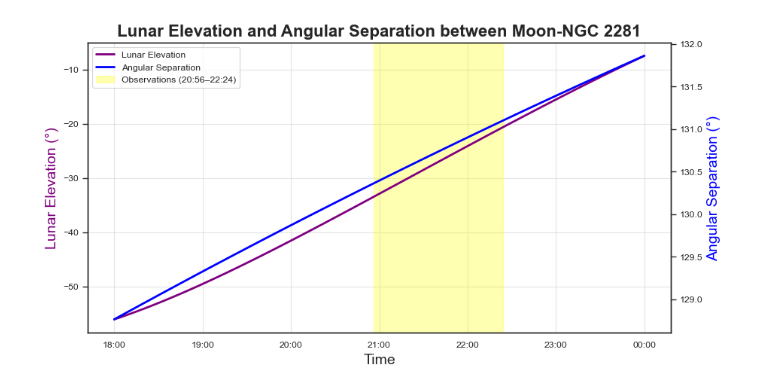
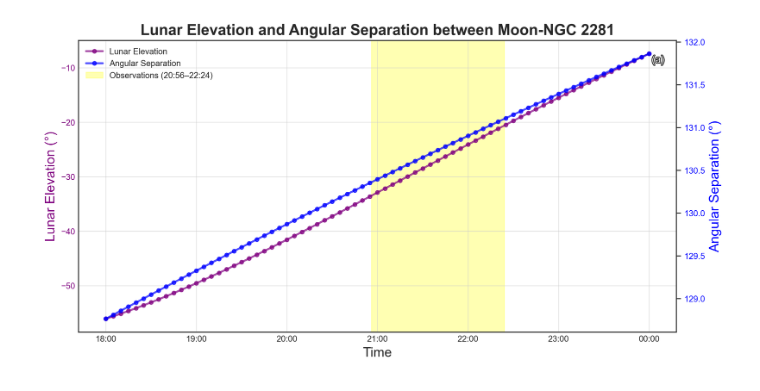
Before and after one commit to KevinLeenaerts/Observational-Astronomy, a Jupyter notebook: Plots.ipynb, the cells around one changed output. Cells and saved outputs as stored; diff of their text form; code cells hidden in the pictures.

```diff
--- a/Plots.ipynb
+++ b/Plots.ipynb
@@ -114,21 +181,22 @@ moon_alt = moon.alt.deg
 angular_sep = ngc2281.separation(moon).deg
 
 # --- Plotting ---
-fig, ax1 = plt.subplots(figsize=(10, 5))
+fig, ax1 = plt.subplots(figsize=(10, 5), dpi=300, constrained_layout=True)
 
 # --- Lunar elevation ---
-sns.lineplot(
-    x=times,
-    y=moon_alt,
+ax1.plot(
+    times,
+    moon_alt,
+    color='purple',
     linewidth=2,
-    color='purple',
-    ax=ax1,
+    marker='o',
+    markersize=4,
+    alpha=0.7,
     label="Lunar Elevation",
-    zorder=5,
-    legend=False
+    zorder=5
 )
-
 ax1.set_ylabel("Lunar Elevation (°)", fontsize=14, color='purple')
+ax1.tick_params(axis='y', labelcolor='purple')
 
 # --- Observation window ---
 ax1.axvspan(
@@ -136,61 +204,65 @@ ax1.axvspan(
     obs_end,
     color='yellow',
     alpha=0.3,
-    label='Observations (20:56–22:24)'
+    label='Observations (20:56–22:24)',
+    zorder=0
 )
 
 # --- Angular separation ---
 ax2 = ax1.twinx()
+ax2.plot(
+    times,
+    angular_sep,
+    color='blue',
+    linewidth=2,
+    marker='o',
+    markersize=4,
+    alpha=0.7,
+    label="Angular Separation",
+    zorder=5
+)
+ax2.set_ylabel("Angular Separation (°)", fontsize=14, color='blue')
+ax2.tick_params(axis='y', labelcolor='blue')
 
-sns.lineplot(
-    x=times,
-    y=angular_sep,
-    linewidth=2,
-    color='blue',
-    ax=ax2,
-    label="Angular Separation",
-    zorder=5,
-    legend=False
-)
-
-ax2.set_ylabel("Angular Separation (°)", fontsize=14, color='blue')
-
-# --- FORCE axis consistency ---
-xticks = pd.date_range(start_date, end_date, freq="1h")
-
-# ax1.set_xlim(start_date, end_date)
-# ax1.set_xticks(xticks)
+# --- X-axis formatting ---
 ax1.xaxis.set_major_formatter(mdates.DateFormatter('%H:%M', tz=timezone))
+plt.xticks(rotation=45)
 
 # --- Labels & title ---
 ax1.set_xlabel("Time", fontsize=14)
-plt.title(
+ax1.set_title(
     "Lunar Elevation and Angular Separation between Moon-NGC 2281",
     fontsize=16,
     weight='bold'
 )
 
-plt.xticks(rotation=45)
-
-# --- Legend merging ---
+# --- Merge legends ---
 lines_1, labels_1 = ax1.get_legend_handles_labels()
 lines_2, labels_2 = ax2.get_legend_handles_labels()
 
+# Separate patches (for axvspan) from lines
 pairs = list(zip(lines_1, labels_1))
 patch = [(h, l) for h, l in pairs if isinstance(h, mpatches.Patch)]
 line  = [(h, l) for h, l in pairs if not isinstance(h, mpatches.Patch)]
 
 handles, labels = zip(*(line + list(zip(lines_2, labels_2)) + patch))
-plt.legend(handles, labels, loc='upper left')
+ax1.legend(handles, labels, loc='upper left', frameon=False)
 
 # --- Grid ---
-ax1.grid()
+ax1.grid(True)
+ax1.minorticks_on()
+ax1.tick_params(axis='both', which='both', length=0)
 
-# --- Save ---
+# --- Corner annotation (optional) ---
+txt = ax1.text(0.98, 0.95, "(a)", transform=ax1.transAxes,
+               fontsize=11, va="top", ha="right", color="white")
+txt.set_path_effects([patheffects.withStroke(linewidth=1.5, foreground='black')])
+
+# --- Save figure ---
 plt.savefig("plots/NGC2281_moon_sep_alt.png", dpi=300, bbox_inches='tight')
 plt.show()
 # %% [output]
-[figure, old version]
+[figure, new version]
 # %%
 # -----------------------------
 # NGC 2281 ZENITH DISTANCE + AZIMUTH
```
Also changed, not shown: parts of 3 cells of this notebook, 14 other files.
